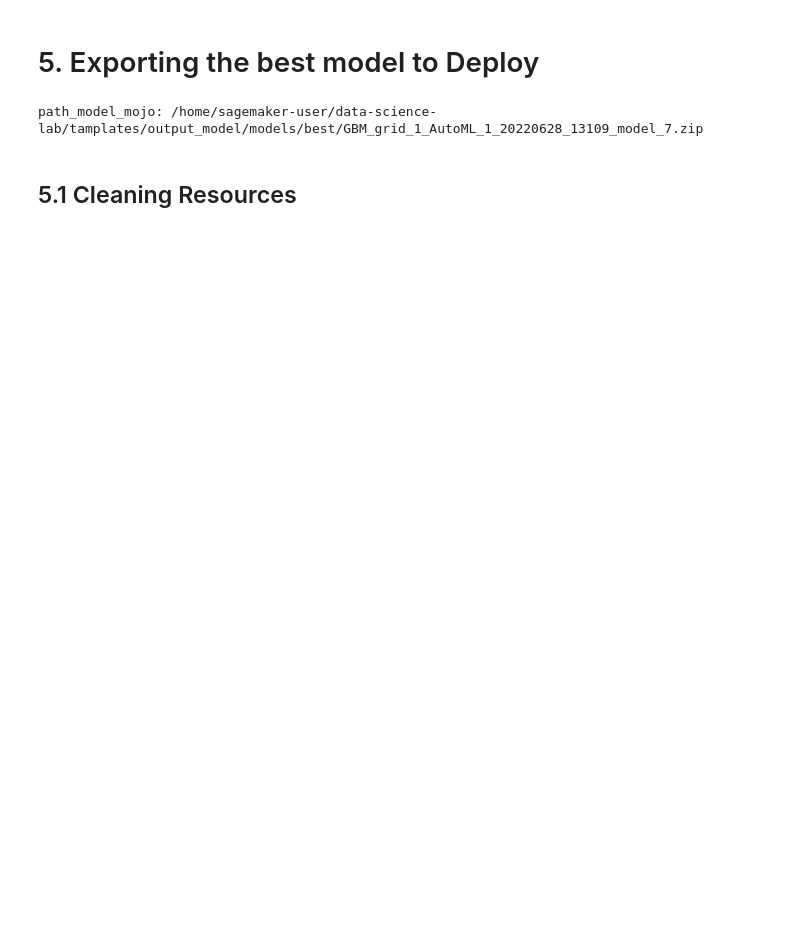
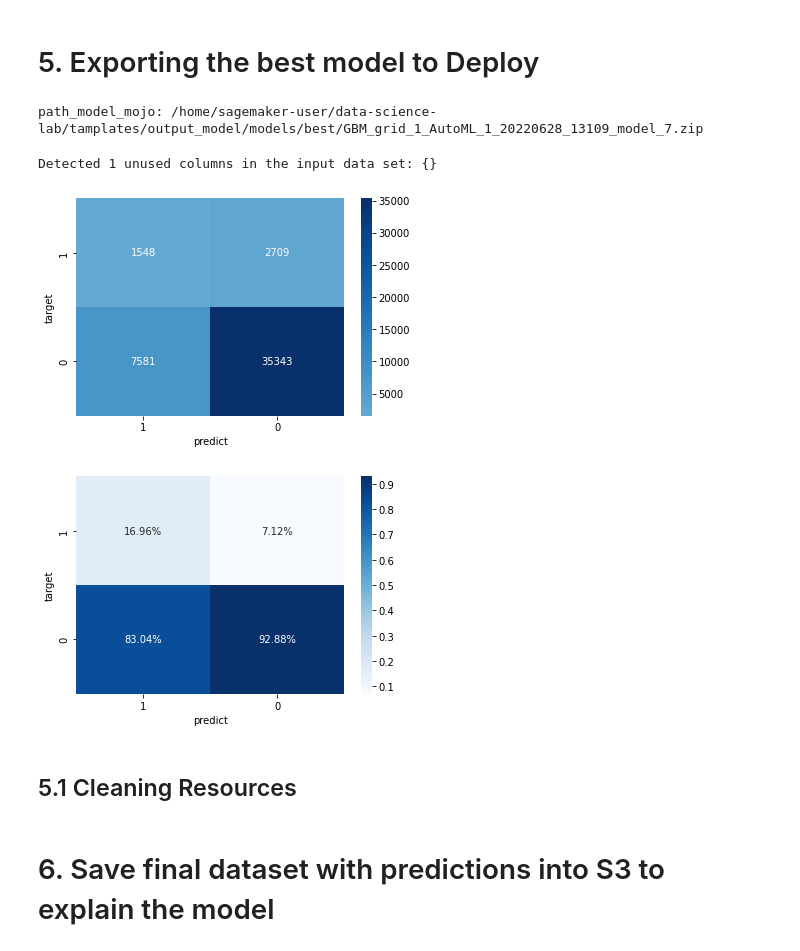
Before and after one commit to maxreis86/machine-learning-framework, a Jupyter notebook: 2_Fast_Machine_Learning.ipynb, the cells around one changed output. Saved outputs shown, nothing was run; the diff lists cells and outputs as text; code cells hidden in the pictures; blank space fills up the shorter version.

```diff
--- a/2_Fast_Machine_Learning.ipynb
+++ b/2_Fast_Machine_Learning.ipynb
@@ -88,10 +90,11 @@ import shutil
 # %% [markdown]
 # 3. Importing Data for Modeling
 # %%
-#Criar conexão com o Athena
+#Create boto3 sesesion for Athena, SageMaker and S3 connection
 my_boto3_session = boto3.Session(region_name='us-east-1',
-    aws_access_key_id='AKIATSOWRPN4647AE5NC',
-    aws_secret_access_key='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')
+    aws_access_key_id='xxxx',
+    aws_secret_access_key='xxxxx',
+    aws_session_token='xxxxxx')
 # %%
 query4="select * from datascience.%s" % ModelName
 dataprep_df_full = wr.athena.read_sql_query(query4, database="datascience", boto3_session=my_boto3_session, s3_output='s3://query-temp-result')
@@ -858,0 +872,8 @@ BEST MODEL: GBM_grid_1_AutoML_1_20220628_13109_model_7
+# %%
+#List all variables in the current model, ordered by variable importance
+#For variables defined as a factor (which possibly are like dummys), remove the category from the name and leave only the orifinal name of the variable
+try:
+    df_features_sorted = melhor_modelo.varimp(True).variable.str.split('.', expand=True).drop_duplicates(subset = 0)[0].reset_index(drop=True)
+except Exception as e:
+    #As the model with ensemble in H20 does not show the importance of variables, we will include variables in selected_features
+    df_features_sorted = selected_features
@@ -872,8 +961,27 @@ except Exception as e:
     print('path_sagemaker_model: ' + str(dst_path))
 # %% [output]
 path_model_mojo: /home/sagemaker-user/data-science-lab/tamplates/output_model/models/best/GBM_grid_1_AutoML_1_20220628_13109_model_7.zip
+# %%
+#Confusion Matrix for the Champion
+df_predict_tmp = h2o.mojo_predict_pandas(dataprep_df.query('partition_0 == "test_data"').loc[:, (selected_features+[VarTarget])], mojo_zip_path=path_model_mojo, verbose=False)
+
+df_predict = pd.concat([df_predict_tmp.reset_index(drop=True), dataprep_df.query('partition_0 == "test_data"').loc[:, (selected_features+[VarTarget])].reset_index(drop=True)], axis=1)
+
+df_matrix = df_predict.reset_index().groupby([VarTarget, 'predict']).count()[['index']].reset_index().pivot(index=VarTarget, columns='predict', values='index').sort_values(by=[VarTarget], ascending=False).loc[:,(1,0)]
+
+sns.heatmap(df_matrix, annot=True, center=True,cmap='Blues', fmt='g')
+plt.show()
+sns.heatmap(df_matrix/np.sum(df_matrix), annot=True,
+            fmt='.2%', cmap='Blues')
+plt.show()
+# %% [output]
+Detected 1 unused columns in the input data set: {}
+[figure, added]
+[figure, added]
 # %% [markdown]
 ## 5.1 Cleaning Resources
 # %%
 sm.delete_endpoint(EndpointName=ep_name)
 sm.delete_endpoint_config(EndpointConfigName=epc_name)
+# %% [markdown]
+# 6. Save final dataset with predictions into S3 to explain the model
```
Also changed, not shown: parts of 13 cells of this notebook, 7 other files.
